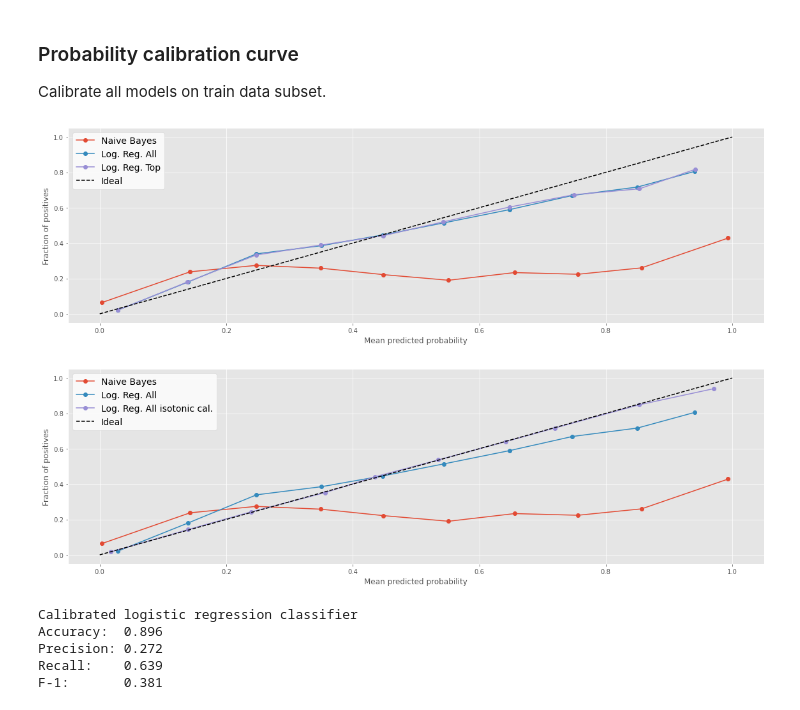
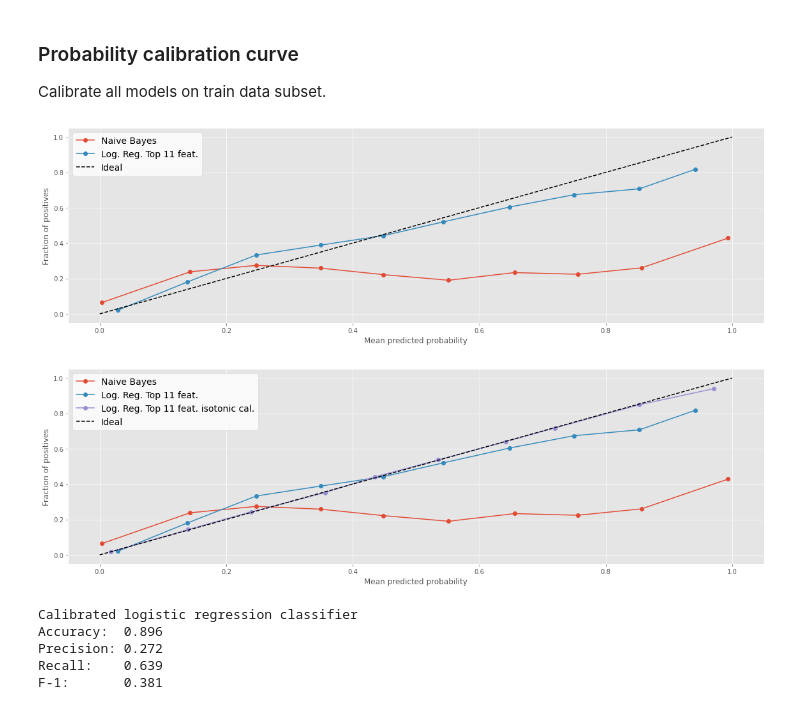
Before and after one commit to TK-Problem/Task-for-Quantitative-Analyst, a Jupyter notebook: results.ipynb, the cells around one changed output. Cells and saved outputs as stored; diff of their text form; code cells hidden in the pictures.

```diff
--- a/results.ipynb
+++ b/results.ipynb
@@ -1988,22 +1984,21 @@ prob_true_lr_top, prob_pred_lr_top = calibration_curve(y_train, pred_prob_lr_top
 # %%
 fig, ax = plt.subplots(1, 1, figsize=(16, 5))
 
 ax.plot(prob_pred_nb, prob_true_nb, 'o-', label='Naive Bayes')
-ax.plot(prob_pred_lr_all, prob_true_lr_all, 'o-', label='Log. Reg. All')
-ax.plot(prob_pred_lr_top, prob_true_lr_top, 'o-', label='Log. Reg. Top')
+ax.plot(prob_pred_lr_top, prob_true_lr_top, 'o-', label='Log. Reg. Top 11 feat.')
 
 ax.plot([0, 1], [0, 1], 'k--', label='Ideal')
 
 # add legend with white background
 legend = ax.legend(frameon=1, fontsize=14)
 frame = legend.get_frame()
 frame.set_facecolor('w')
 
 ax.set_ylabel('Fraction of positives')
 ax.set_xlabel('Mean predicted probability')
 
 plt.tight_layout()
 # %% [output]
-[figure, old version]
+[figure, new version]
 # %%
 # calibrate logistic regression classifier trained on all data
@@ -2018,8 +2013,8 @@ prob_true_lr_all_i, prob_pred_lr_all_i = calibration_curve(y_train, pred_prob_lr
 fig, ax = plt.subplots(1, 1, figsize=(16, 5))
 
 ax.plot(prob_pred_nb, prob_true_nb, 'o-', label='Naive Bayes')
-ax.plot(prob_pred_lr_all, prob_true_lr_all, 'o-', label='Log. Reg. All')
-ax.plot(prob_pred_lr_all_i, prob_true_lr_all_i, 'o-', label='Log. Reg. All isotonic cal.')
+ax.plot(prob_pred_lr_top, prob_true_lr_top, 'o-', label='Log. Reg. Top 11 feat.')
+ax.plot(prob_pred_lr_top_i, prob_true_lr_top_i, 'o-', label='Log. Reg. Top 11 feat. isotonic cal.')
 
 ax.plot([0, 1], [0, 1], 'k--', label='Ideal')
 
@@ -2033,5 +2028,5 @@ ax.set_xlabel('Mean predicted probability')
 
 plt.tight_layout()
 # %% [output]
-[figure, old version]
+[figure, new version]
 # %%
```
Also changed, not shown: parts of 6 cells of this notebook.
